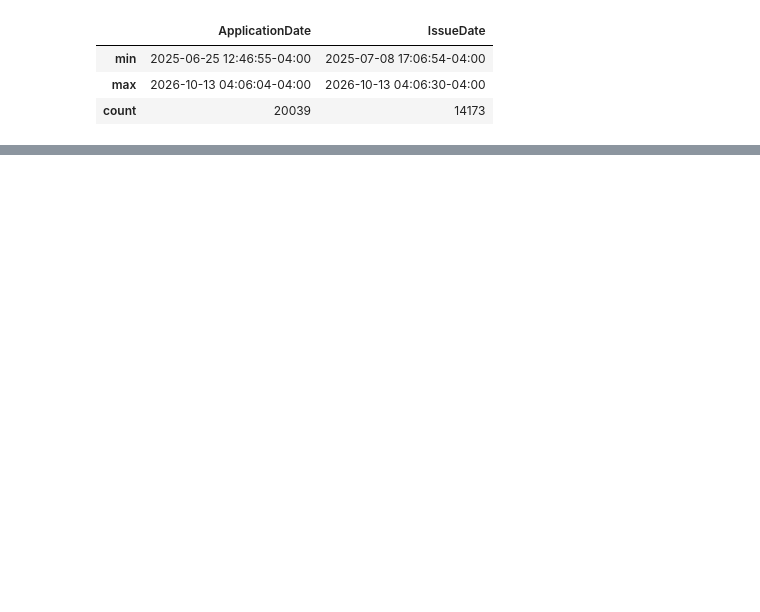
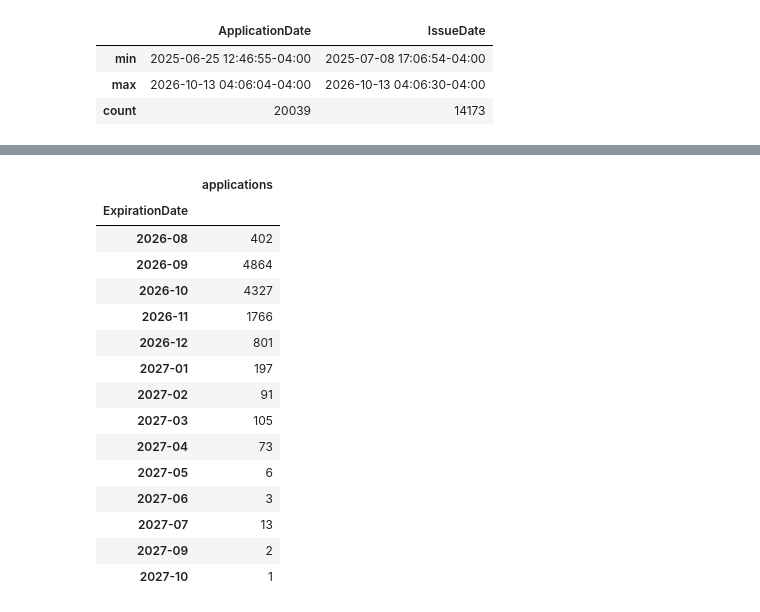
Before and after one commit to taj771/cs12-ddot-assessment, a Jupyter notebook: python_test/enrichment/step1_explore_layer24.ipynb, the cells around one changed output, grey strips where cells are left out. Cells and saved outputs as stored; diff of their text form; code cells hidden in the pictures; blank space fills up the shorter version.

```diff
--- a/python_test/enrichment/step1_explore_layer24.ipynb
+++ b/python_test/enrichment/step1_explore_layer24.ipynb
@@ -80,0 +196,6 @@ permits[["ApplicationDate", "IssueDate"]].agg(["min", "max", "count"])
+# %%
+# Why so few early-2026 applications? Check the expiration dates.
+one_per_application = permits.drop_duplicates("TrackingNumber")
+print("Earliest expiration date in the layer:", one_per_application["ExpirationDate"].min())
+one_per_application["ExpirationDate"].dt.strftime("%Y-%m").value_counts().sort_index().to_frame("applications")
+# %% [output]
@@ -80,0 +203,16 @@ permits[["ApplicationDate", "IssueDate"]].agg(["min", "max", "count"])
+|  | applications |
+| ExpirationDate |  |
+| 2026-08 | 402 |
+| 2026-09 | 4864 |
+| 2026-10 | 4327 |
+| 2026-11 | 1766 |
+| 2026-12 | 801 |
+| 2027-01 | 197 |
+| 2027-02 | 91 |
+| 2027-03 | 105 |
+| 2027-04 | 73 |
+| 2027-05 | 6 |
+| 2027-06 | 3 |
+| 2027-07 | 13 |
+| 2027-09 | 2 |
+| 2027-10 | 1 |
```
Also changed, not shown: parts of 9 cells of this notebook.
